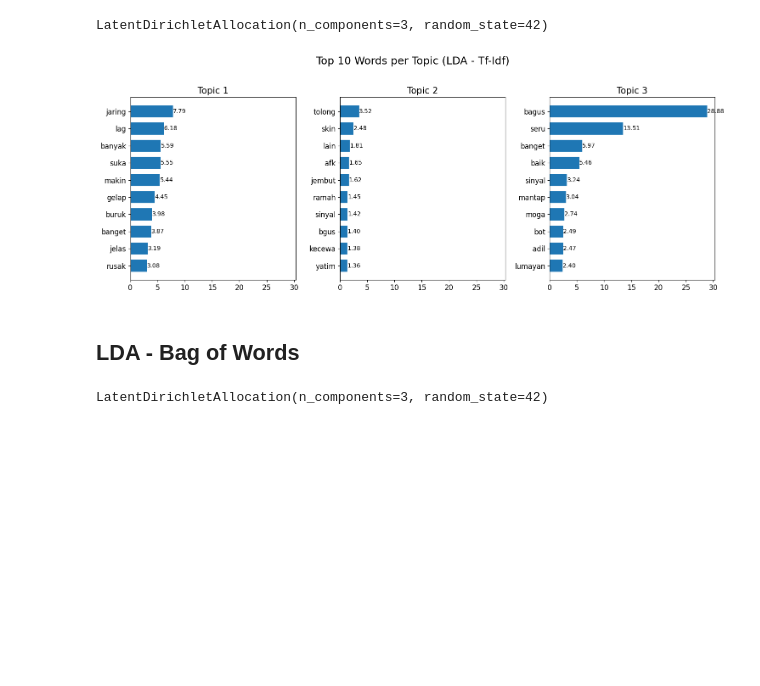
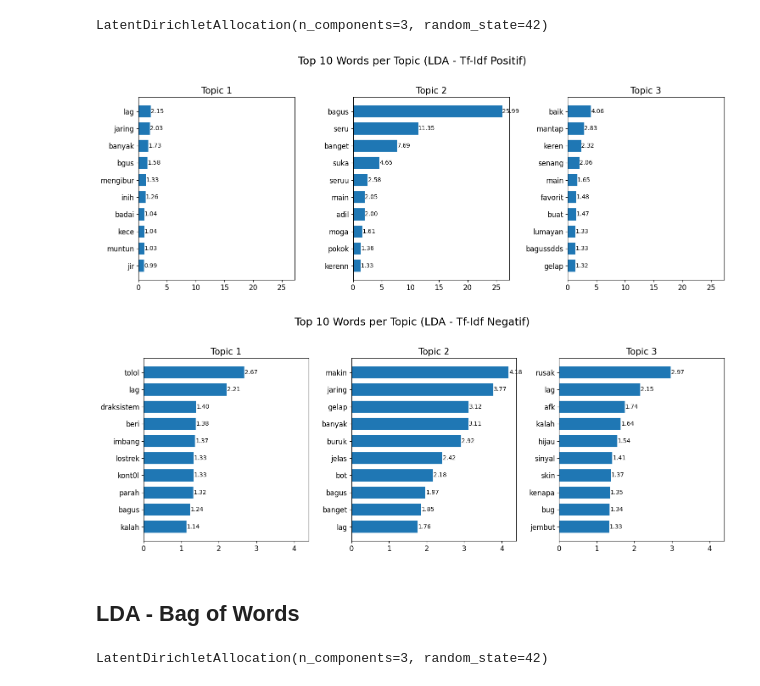
Before and after one commit to latifhilmii/pemrosesan-teks, a Jupyter notebook: Clustering/Text Clustering.ipynb, the cells around one changed output. Cells and saved outputs as stored; diff of their text form; code cells hidden in the pictures; blank space fills up the shorter version.

```diff
--- a/Clustering/Text Clustering.ipynb
+++ b/Clustering/Text Clustering.ipynb
@@ -238,2 +139,15 @@ df_tfidf = pd.DataFrame(tfidf_matrix.toarray(), columns=feature_names)
+# %%
+tfidf_vectorizer_positive = TfidfVectorizer()
+tfidf_vectorizer_negative = TfidfVectorizer()
+
+tfidf_matrix_positive = tfidf_vectorizer_positive.fit_transform(df_tf_positive['clean'])
+tfidf_matrix_negative = tfidf_vectorizer_negative.fit_transform(df_tf_negative['clean'])
+
+
+feature_names_positive = tfidf_vectorizer_positive.get_feature_names_out()
+feature_names_negative = tfidf_vectorizer_negative.get_feature_names_out()
+
+df_tfidf_positive = pd.DataFrame(tfidf_matrix_positive.toarray(), columns=feature_names_positive)
+df_tfidf_negative = pd.DataFrame(tfidf_matrix_negative.toarray(), columns=feature_names_negative)
 # %% [markdown]
 ## Bag of Words
@@ -525,0 +154,16 @@ Passing `palette` without assigning `hue` is deprecated and will be removed in v
+# %%
+df_bow_positive = df_positive.copy()
+df_bow_negative = df_negative.copy()
+# %%
+bow_vectorizer_positive = CountVectorizer()
+bow_vectorizer_negative = CountVectorizer()
+
+bow_matrix_positive = bow_vectorizer_positive.fit_transform(df_bow_positive['clean'])
+bow_matrix_negative = bow_vectorizer_negative.fit_transform(df_bow_negative['clean'])
+
+
+feature_names = bow_vectorizer_positive.get_feature_names_out()
+feature_names = bow_vectorizer_negative.get_feature_names_out()
+
+df_bow_positive_vectorized = pd.DataFrame(bow_matrix_positive.toarray(), columns=feature_names_positive)
+df_bow_negative_vectorized = pd.DataFrame(bow_matrix_negative.toarray(), columns=feature_names_negative)
@@ -528,49 +361,58 @@ Passing `palette` without assigning `hue` is deprecated and will be removed in v
 # %% [markdown]
 ## LDA - Tf-Idf
 # %%
-from sklearn.decomposition import LatentDirichletAllocation
-
 # Instantiate LDA model
-lda_tf = LatentDirichletAllocation(n_components=3, random_state=42)
+lda_tf_positive = LatentDirichletAllocation(n_components=3, random_state=42)
+lda_tf_negative = LatentDirichletAllocation(n_components=3, random_state=42)
 
 # Fit LDA model to TF-IDF data
-lda_tf.fit(X_tf)
+lda_tf_positive.fit(df_tfidf_positive)
+lda_tf_negative.fit(df_tfidf_negative)
 # %% [output]
 LatentDirichletAllocation(n_components=3, random_state=42)
 # %%
 def plot_top_words(model, feature_names, n_top_words, title):
     fig, axes = plt.subplots(1, 3, figsize=(15, 6), sharex=True)
     axes = axes.flatten()
     for topic_idx, topic in enumerate(model.components_):
         top_features_ind = topic.argsort()[:-n_top_words - 1:-1]
         top_features = [feature_names[i] for i in top_features_ind]
         weights = topic[top_features_ind]
 
         ax = axes[topic_idx]
         ax.barh(top_features, weights, height=0.7)
         ax.set_title(f'Topic {topic_idx + 1}', fontdict={'fontsize': 15})
         ax.invert_yaxis()
         ax.tick_params(axis='both', which='major', labelsize=12)
         for i, v in enumerate(weights):
             ax.text(v + 0.01, i, f'{v:.2f}', color='black', va='center') # Display weights on bars
 
     fig.suptitle(title, fontsize=18)
     plt.tight_layout(rect=[0, 0.03, 1, 0.95])
     plt.show()
 
+    print('\n')
+
 n_top_words = 10
-feature_names_tf = tfidf_vectorizer.get_feature_names_out()
+feature_names_tf_positive = tfidf_vectorizer_positive.get_feature_names_out()
+feature_names_tf_negative = tfidf_vectorizer_negative.get_feature_names_out()
 
-plot_top_words(lda_tf, feature_names_tf, n_top_words, 'Top 10 Words per Topic (LDA - Tf-Idf)')
+plot_top_words(lda_tf_positive, feature_names_tf_positive, n_top_words, 'Top 10 Words per Topic (LDA - Tf-Idf Positif)')
+plot_top_words(lda_tf_negative, feature_names_tf_negative, n_top_words, 'Top 10 Words per Topic (LDA - Tf-Idf Negatif)')
 # %% [output]
-[figure, old version]
+[figure, new version]
+[figure, added]
 # %% [markdown]
 ## LDA - Bag of Words
-# %%
-lda_bow = LatentDirichletAllocation(n_components=3, random_state=42)
-
-lda_bow.fit(X_bow)
-# %% [output]
-LatentDirichletAllocation(n_components=3, random_state=42)
+# %%
+# Instantiate LDA model
+lda_bow_positive = LatentDirichletAllocation(n_components=3, random_state=42)
+lda_bow_negative = LatentDirichletAllocation(n_components=3, random_state=42)
+
+# Fit LDA model to BOW data
+lda_bow_positive.fit(df_bow_positive_vectorized)
+lda_bow_negative.fit(df_bow_negative_vectorized)
+# %% [output]
+LatentDirichletAllocation(n_components=3, random_state=42)
 # %%
 n_top_words = 10
```
Also changed, not shown: parts of 48 cells of this notebook.
